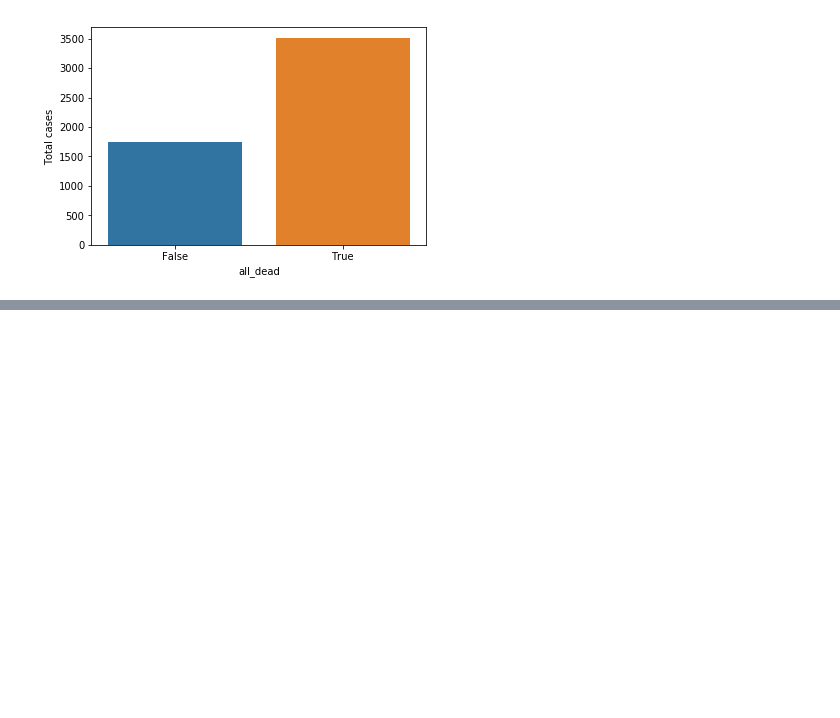
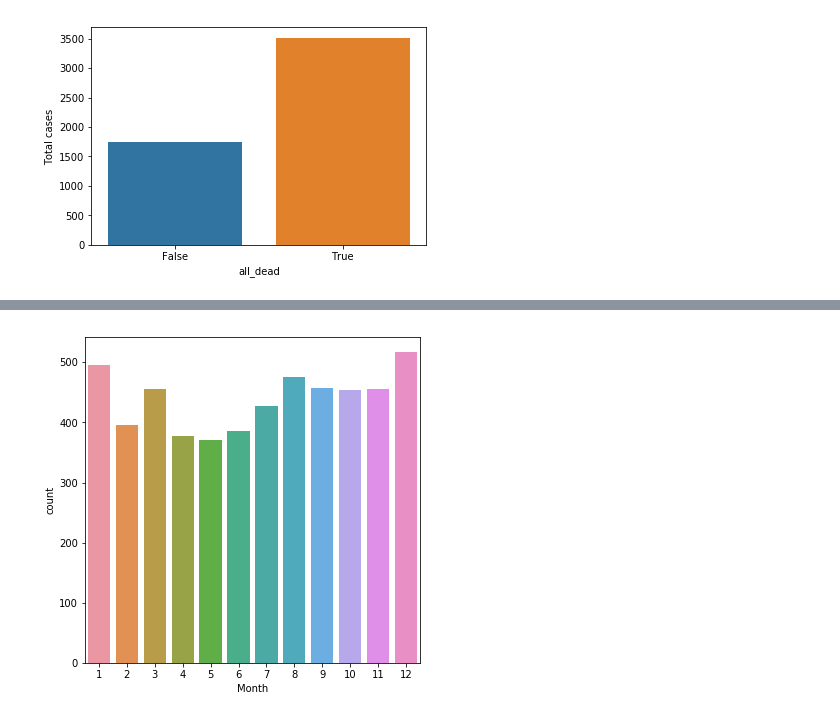
Before and after one commit to architkhatri98/Machine-Learning, a Jupyter notebook: Data Visualization/Airplane-Crash-Data-Analysis/Airplane_Crash_Analysis.ipynb, the cells around one changed output, grey strips where cells are left out. Drawn from its saved outputs; the diff is of its cells as text; code cells hidden in the pictures; blank space fills up the shorter version.

```diff
--- a/Data Visualization/Airplane-Crash-Data-Analysis/Airplane_Crash_Analysis.ipynb
+++ b/Data Visualization/Airplane-Crash-Data-Analysis/Airplane_Crash_Analysis.ipynb
@@ -120,0 +140,6 @@ airplane['Hours'] = np.array(airplane['Hours'], dtype=np.float64)
+# %%
+airplane['Month'] = airplane['Date'].apply(lambda x: int(str(x).split('/')[0]))
+plt.figure(figsize=(6,6))
+_ = sns.countplot(x = 'Month', data = airplane)
+# %% [output]
+[figure, added]
```
Also changed, not shown: parts of 30 cells of this notebook.
